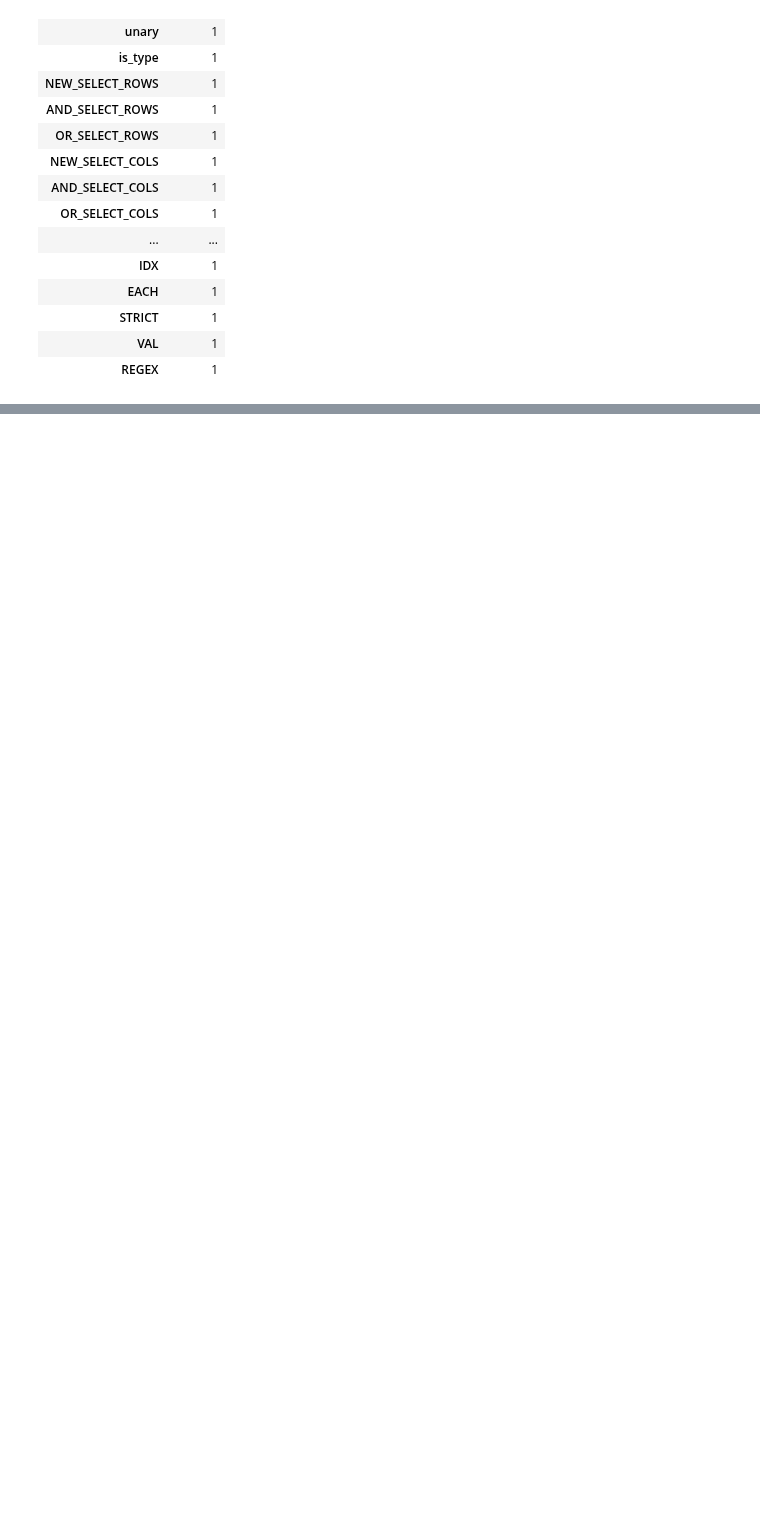
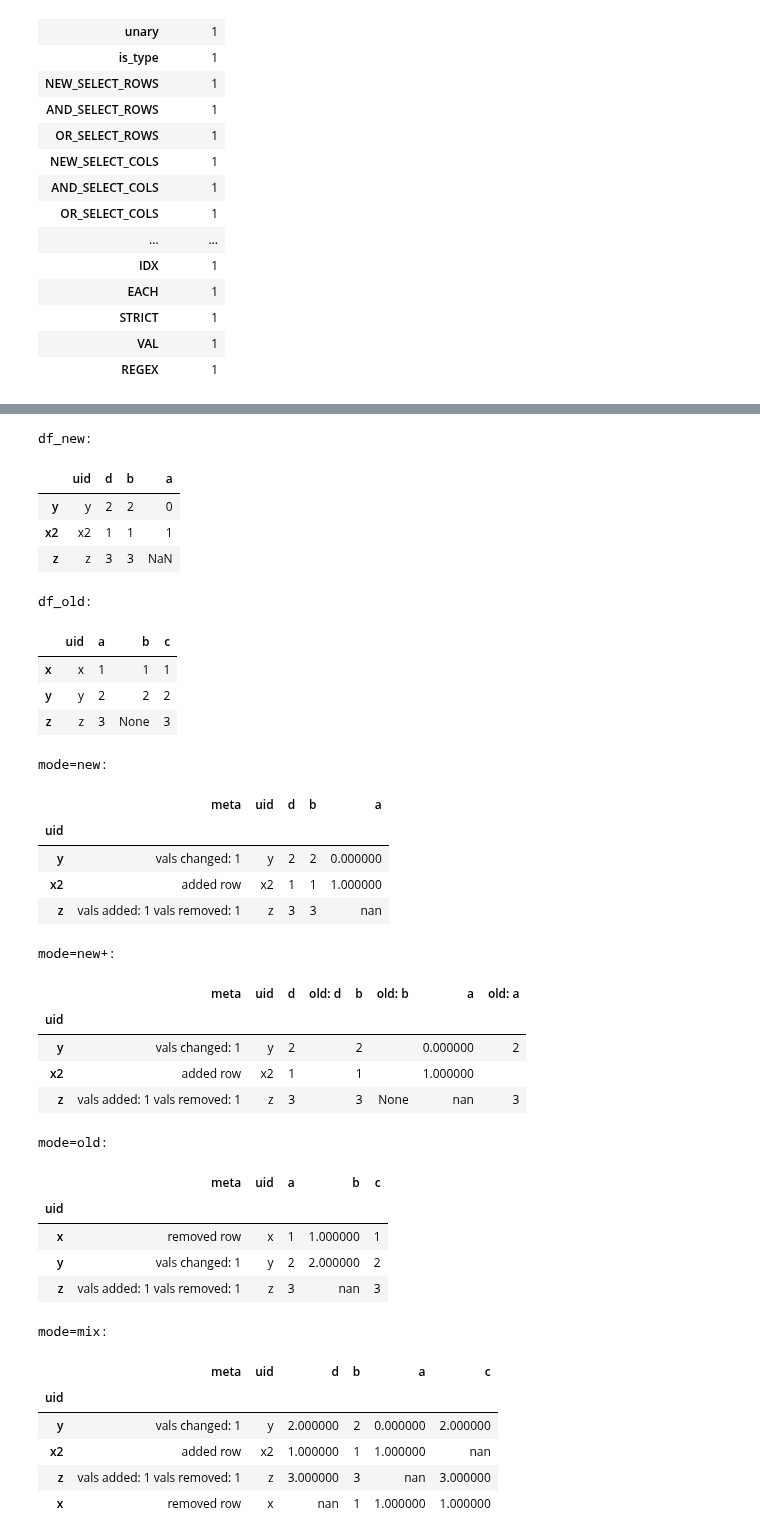
Before and after one commit to MartinVoelkl94/qplib_dev, a Jupyter notebook: interactive_demo.ipynb, the cells around one changed output, grey strips where cells are left out. Cells and saved outputs as stored; diff of their text form; code cells hidden in the pictures; blank space fills up the shorter version.

```diff
--- a/interactive_demo.ipynb
+++ b/interactive_demo.ipynb
@@ -933,0 +948,58 @@ defs.q(r'NEGATE  %%1')
+# %%
+import qplib as qp
+
+df_new, df_old = qp.get_dfs()
+
+print('df_new:')
+display(df_new)
+
+print('df_old:')
+display(df_old)
+
+print('mode=new:')
+display(qp.diff(df_new, df_old, uid='uid', mode='new'))
+
+print('mode=new+:')
+display(qp.diff(df_new, df_old, uid='uid', mode='new+'))
+
+print('mode=old:')
+display(qp.diff(df_new, df_old, uid='uid', mode='old'))
+
+print('mode=mix:')
+display(qp.diff(df_new, df_old, uid='uid', mode='mix'))
+# %% [output]
+df_new:
+|  | uid | d | b | a |
+| y | y | 2 | 2 | 0 |
+| x2 | x2 | 1 | 1 | 1 |
+| z | z | 3 | 3 | NaN |
+df_old:
+|  | uid | a | b | c |
+| x | x | 1 | 1 | 1 |
+| y | y | 2 | 2 | 2 |
+| z | z | 3 | None | 3 |
+mode=new:
+|  | meta | uid | d | b | a |
+| uid |  |  |  |  |  |
+| y | vals changed: 1 | y | 2 | 2 | 0.000000 |
+| x2 | added row | x2 | 1 | 1 | 1.000000 |
+| z | vals added: 1 vals removed: 1 | z | 3 | 3 | nan |
+mode=new+:
+|  | meta | uid | d | old: d | b | old: b | a | old: a |
+| uid |  |  |  |  |  |  |  |  |
+| y | vals changed: 1 | y | 2 |  | 2 |  | 0.000000 | 2 |
+| x2 | added row | x2 | 1 |  | 1 |  | 1.000000 |  |
+| z | vals added: 1 vals removed: 1 | z | 3 |  | 3 | None | nan | 3 |
+mode=old:
+|  | meta | uid | a | b | c |
+| uid |  |  |  |  |  |
+| x | removed row | x | 1 | 1.000000 | 1 |
+| y | vals changed: 1 | y | 2 | 2.000000 | 2 |
+| z | vals added: 1 vals removed: 1 | z | 3 | nan | 3 |
+mode=mix:
+|  | meta | uid | d | b | a | c |
+| uid |  |  |  |  |  |  |
+| y | vals changed: 1 | y | 2.000000 | 2 | 0.000000 | 2.000000 |
+| x2 | added row | x2 | 1.000000 | 1 | 1.000000 | nan |
+| z | vals added: 1 vals removed: 1 | z | 3.000000 | 3 | nan | 3.000000 |
+| x | removed row | x | nan | 1 | 1.000000 | 1.000000 |
```
Also changed, not shown: parts of 2 cells of this notebook, 3 other files.
